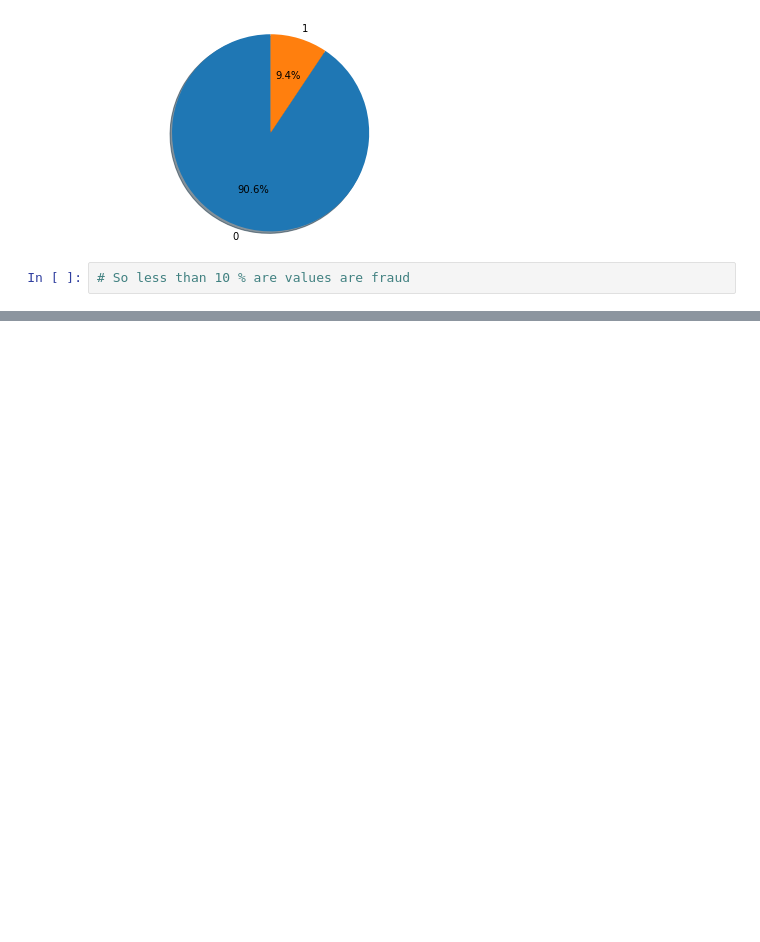
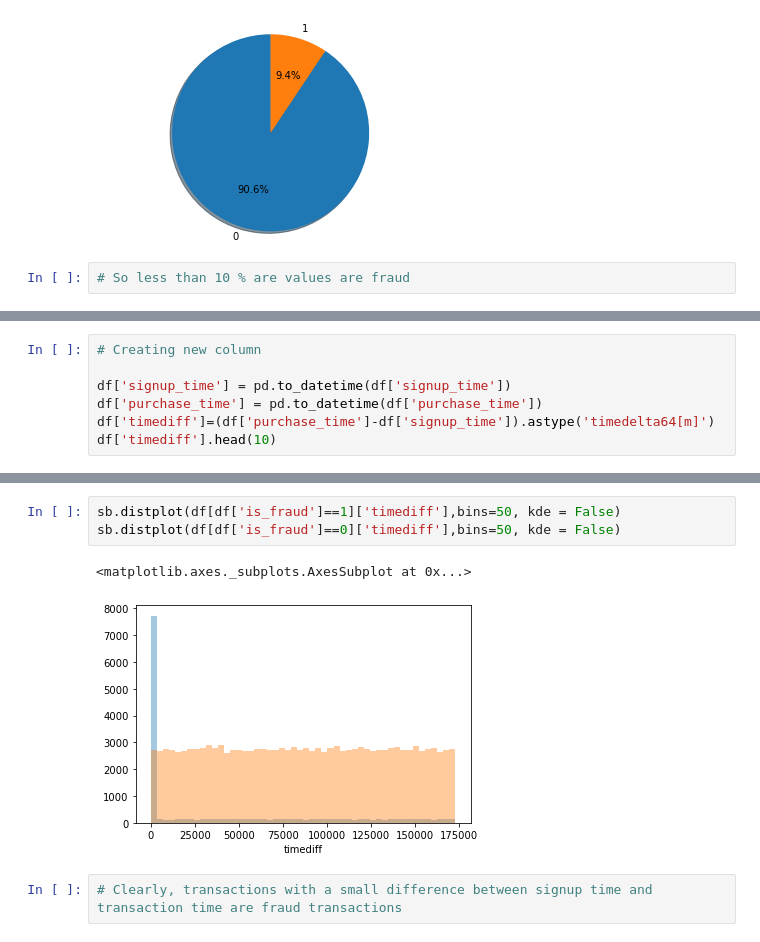
Before and after one commit to saxenaprerit/Fraudulent_transactions_detection, a Jupyter notebook: Fraudulent_Transactions.ipynb, the cells around one changed output, grey strips where cells are left out. Drawn from its saved outputs; the diff is of its cells as text; blank space fills up the shorter version.

```diff
--- a/Fraudulent_Transactions.ipynb
+++ b/Fraudulent_Transactions.ipynb
@@ -109,0 +91,7 @@ Name: signup_time, dtype: datetime64[ns]
+# %%
+# Creating new column
+
+df['signup_time'] = pd.to_datetime(df['signup_time'])
+df['purchase_time'] = pd.to_datetime(df['purchase_time'])
+df['timediff']=(df['purchase_time']-df['signup_time']).astype('timedelta64[m]')
+df['timediff'].head(10)
@@ -109,0 +110,8 @@ Name: signup_time, dtype: datetime64[ns]
+# %%
+sb.distplot(df[df['is_fraud']==1]['timediff'],bins=50, kde = False)
+sb.distplot(df[df['is_fraud']==0]['timediff'],bins=50, kde = False)
+# %% [output]
+<matplotlib.axes._subplots.AxesSubplot at 0x...>
+[figure, added]
+# %%
+# Clearly, transactions with a small difference between signup time and transaction time are fraud transactions
```
Also changed, not shown: parts of 6 cells of this notebook.
